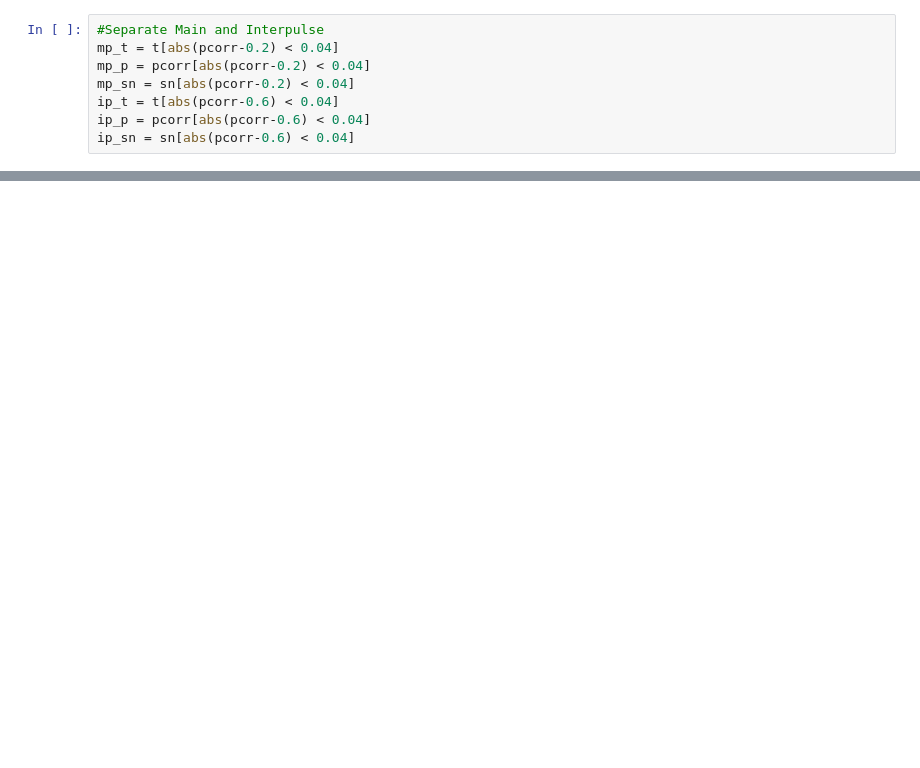
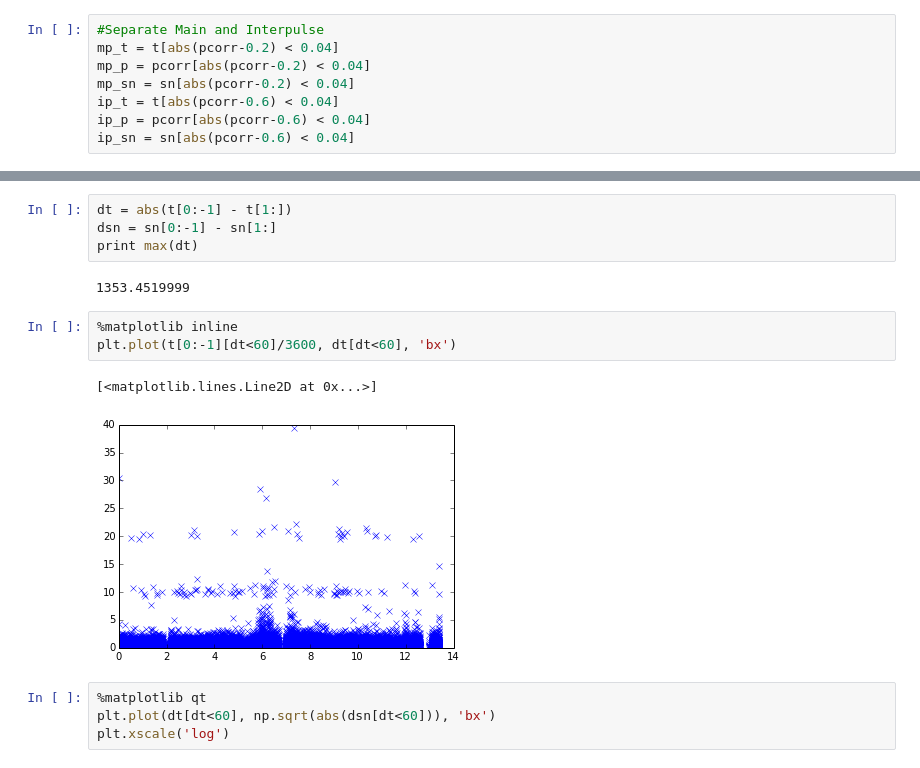
Before and after one commit to ramain/scint_analysis, a Jupyter notebook: crab/GP_analysis.ipynb, the cells around one changed output, grey strips where cells are left out. Drawn from its saved outputs; the diff is of its cells as text; blank space fills up the shorter version.

```diff
--- a/crab/GP_analysis.ipynb
+++ b/crab/GP_analysis.ipynb
@@ -124,0 +155,16 @@ print len(ip_t) + len(mp_t)
+# %%
+dt = abs(t[0:-1] - t[1:])
+dsn = sn[0:-1] - sn[1:]
+print max(dt)
+# %% [output]
+1353.4519999
+# %%
+%matplotlib inline
+plt.plot(t[0:-1][dt<60]/3600, dt[dt<60], 'bx')
+# %% [output]
+[<matplotlib.lines.Line2D at 0x...>]
+[figure, added]
+# %%
+%matplotlib qt
+plt.plot(dt[dt<60], np.sqrt(abs(dsn[dt<60])), 'bx')
+plt.xscale('log')
```
Also changed, not shown: parts of 37 cells of this notebook, 4 other files.
